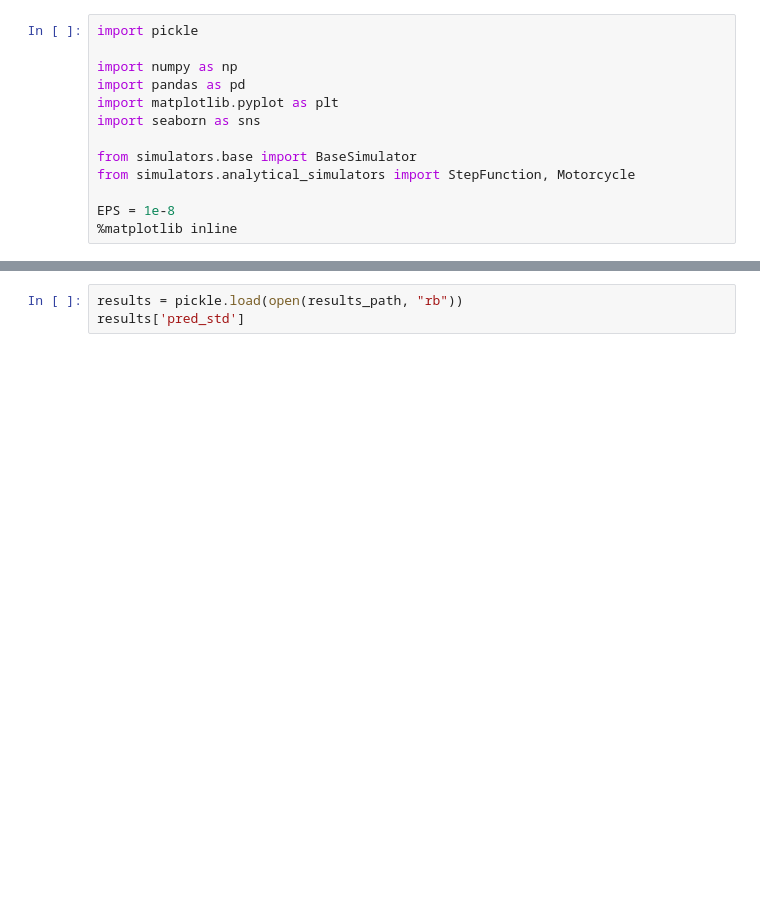
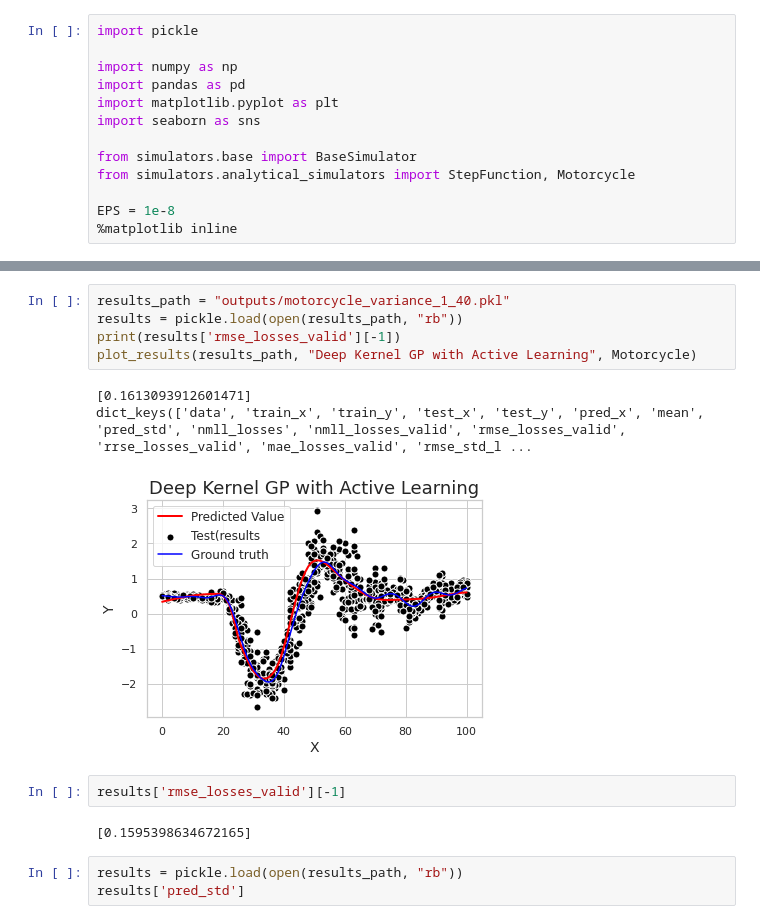
Before and after one commit to quao627/ActiveLearningWithCompositeKernel, a Jupyter notebook: test.ipynb, the cells around one changed output, grey strips where cells are left out. Drawn from its saved outputs; the diff is of its cells as text; blank space fills up the shorter version.

```diff
--- a/test.ipynb
+++ b/test.ipynb
@@ -56,3 +59,16 @@ dict_keys(['data', 'train_x', 'train_y', 'test_x', 'test_y', 'pred_x', 'mean', '
+# %%
+results_path = "outputs/motorcycle_variance_1_40.pkl"
+results = pickle.load(open(results_path, "rb"))
+print(results['rmse_losses_valid'][-1])
+plot_results(results_path, "Deep Kernel GP with Active Learning", Motorcycle)
+# %% [output]
+[0.1613093912601471]
+dict_keys(['data', 'train_x', 'train_y', 'test_x', 'test_y', 'pred_x', 'mean', 'pred_std', 'nmll_losses', 'nmll_losses_valid', 'rmse_losses_valid', 'rrse_losses_valid', 'mae_losses_valid', 'rmse_std_l ...
+[figure, added]
+# %%
+results['rmse_losses_valid'][-1]
+# %% [output]
+[0.1595398634672165]
 # %%
 results = pickle.load(open(results_path, "rb"))
 results['pred_std']
```
Also changed, not shown: parts of 2 cells of this notebook, 7 other files.
